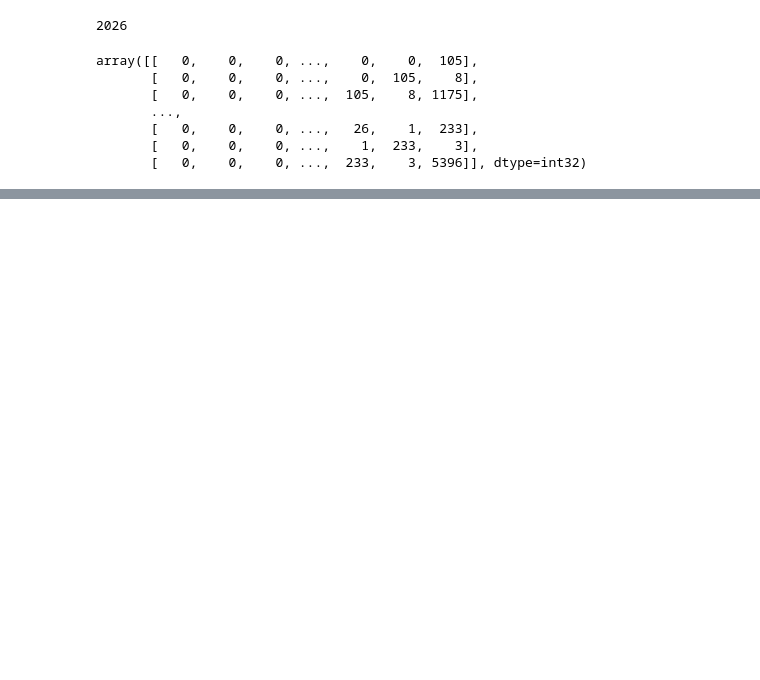
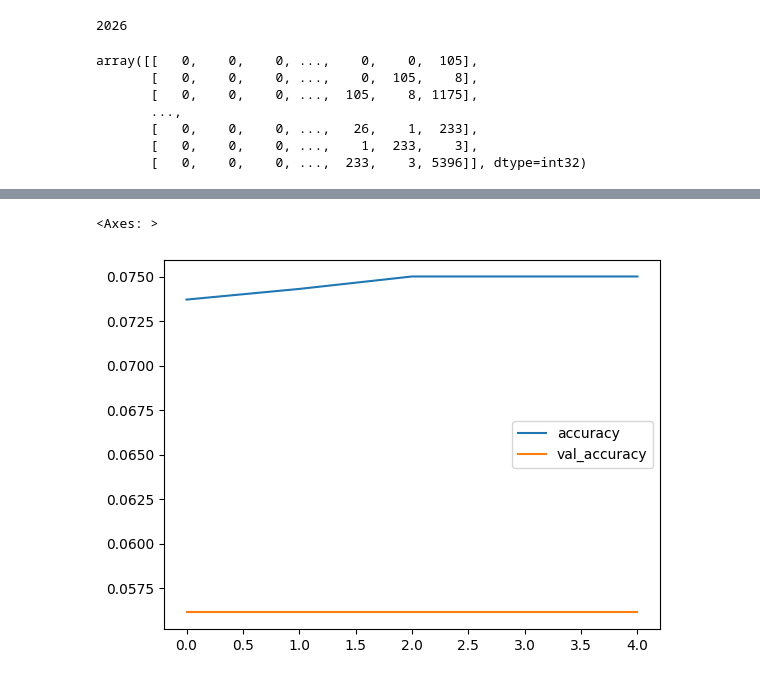
Before and after one commit to gargi-09/My-Kaggle-Work, a Jupyter notebook: Poem Text Generator.ipynb, the cells around one changed output, grey strips where cells are left out. Saved outputs shown, nothing was run; the diff lists cells and outputs as text; code cells hidden in the pictures; blank space fills up the shorter version.

```diff
--- a/Poem Text Generator.ipynb
+++ b/Poem Text Generator.ipynb
@@ -154,0 +189,11 @@ Epoch 4/20
+# %%
+model_summary = model.history.history
+# %%
+summary = pd.DataFrame(model_summary)
+# %%
+accuracies = summary.drop(['loss','val_loss'],axis=1)
+# %%
+accuracies.plot()
+# %% [output]
+<Axes: >
+[figure, added]
```
Also changed, not shown: parts of 34 cells of this notebook.
